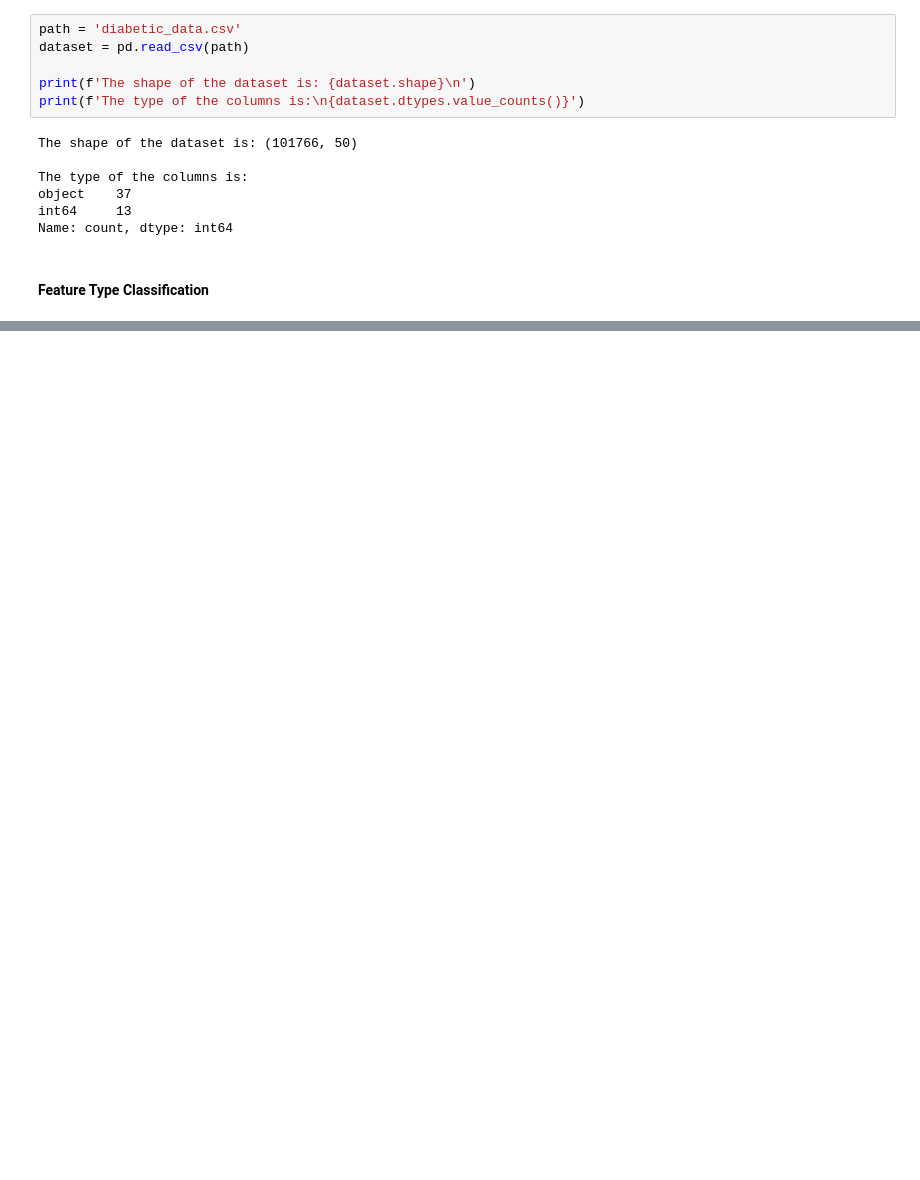
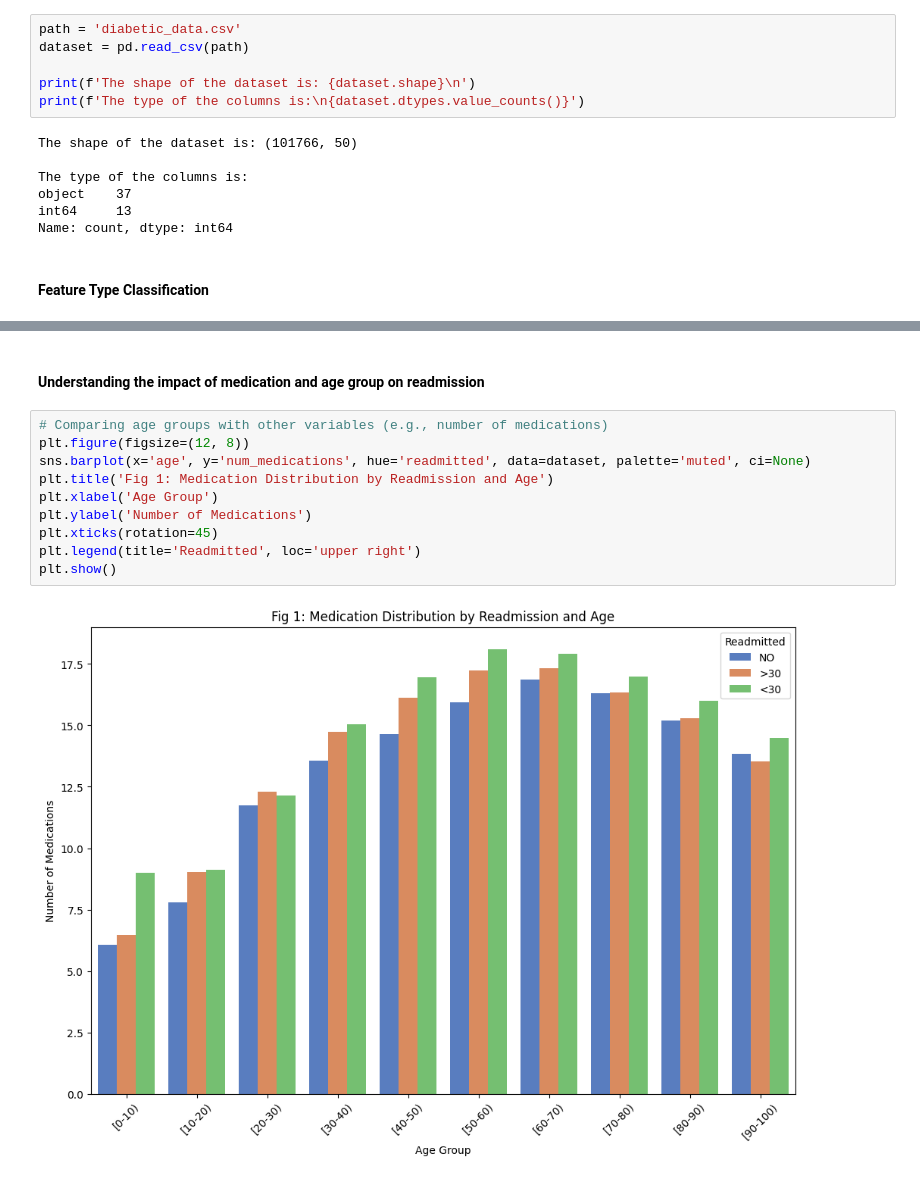
Before and after one commit to 14Richa/Patient-Readmission-Analysis, a Jupyter notebook: Readmission_Predictions.ipynb, the cells around one changed output, grey strips where cells are left out. Saved outputs shown, nothing was run; the diff lists cells and outputs as text; blank space fills up the shorter version.

```diff
--- a/Readmission_Predictions.ipynb
+++ b/Readmission_Predictions.ipynb
@@ -172,0 +274,14 @@ Sample Rows:
+# %% [markdown]
+#### Understanding the impact of medication and age group on readmission
+# %%
+# Comparing age groups with other variables (e.g., number of medications)
+plt.figure(figsize=(12, 8))
+sns.barplot(x='age', y='num_medications', hue='readmitted', data=dataset, palette='muted', ci=None)
+plt.title('Fig 1: Medication Distribution by Readmission and Age')
+plt.xlabel('Age Group')
+plt.ylabel('Number of Medications')
+plt.xticks(rotation=45)
+plt.legend(title='Readmitted', loc='upper right')
+plt.show()
+# %% [output]
+[figure, added]
```
Also changed, not shown: parts of 25 cells of this notebook.
